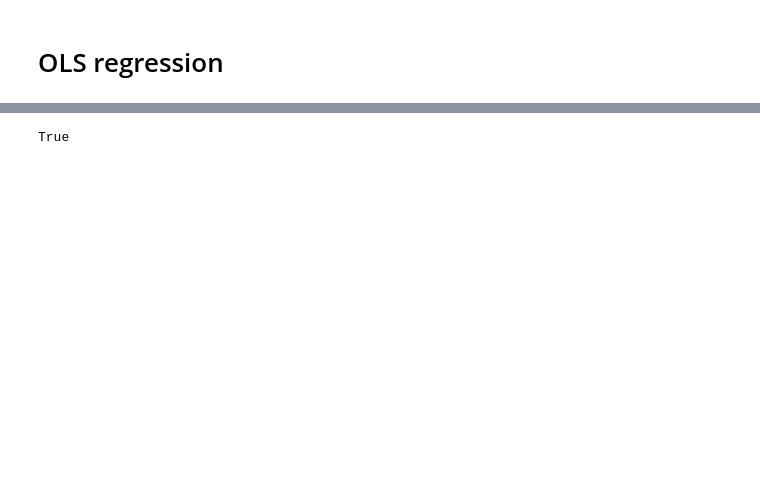
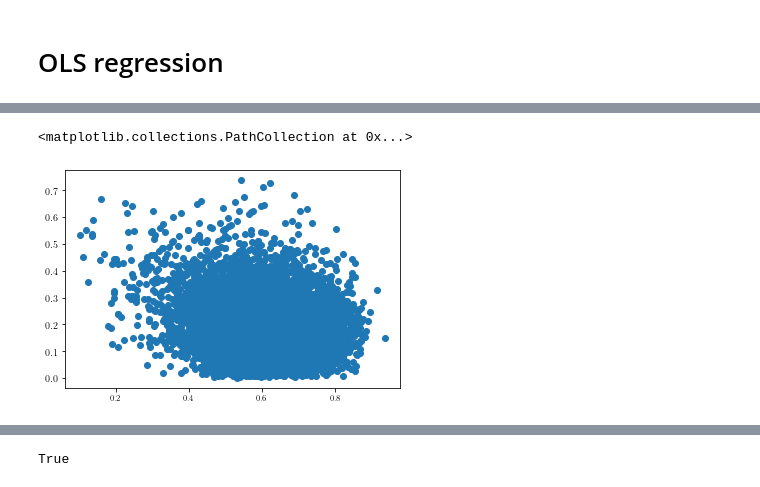
Before and after one commit to simoncarlen/forecasting_project, a Jupyter notebook: jupyter_notebooks/regression_PM10.ipynb, the cells around one changed output, grey strips where cells are left out. Saved outputs shown, nothing was run; the diff lists cells and outputs as text; code cells hidden in the pictures; blank space fills up the shorter version.

```diff
--- a/jupyter_notebooks/regression_PM10.ipynb
+++ b/jupyter_notebooks/regression_PM10.ipynb
@@ -148,0 +160,5 @@ X_test.insert(0, 'intercept', 1) # insert column of ones in test data
+# %%
+plt.scatter(lmod.fittedvalues, np.sqrt(abs(lmod.resid)))
+# %% [output]
+<matplotlib.collections.PathCollection at 0x...>
+[figure, added]
```
Also changed, not shown: parts of 28 cells of this notebook, 18 other files.
